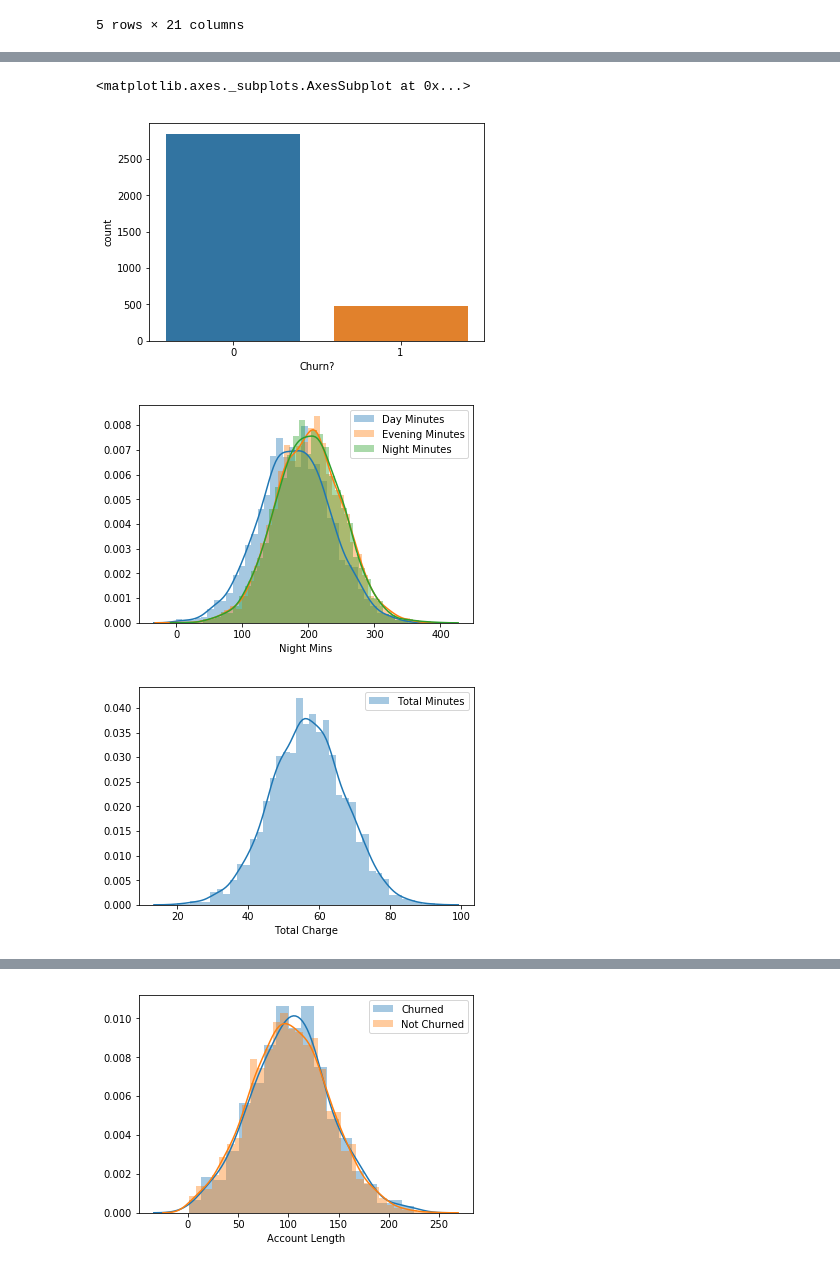
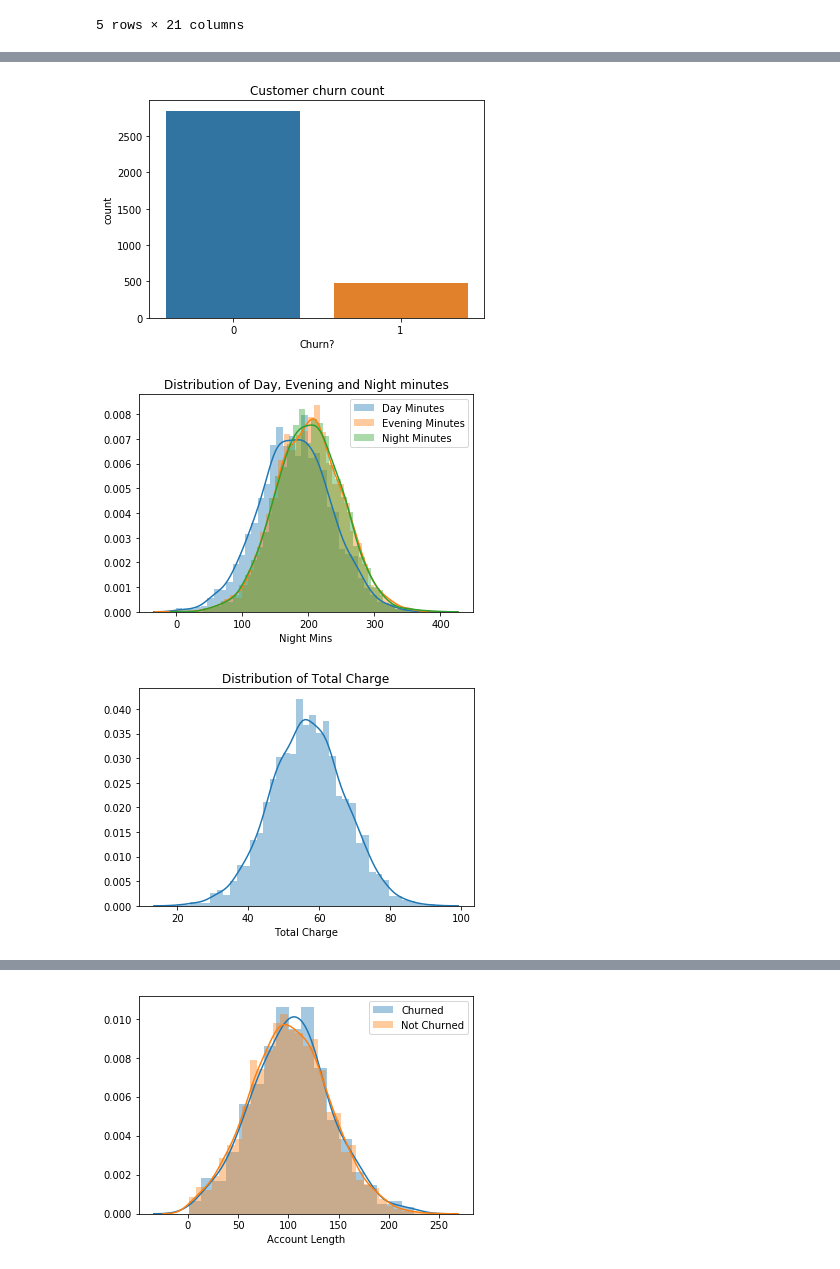
Before and after one commit to JennyYJK/data-dogs-project, a Jupyter notebook: notebook/Data Dogs Group Project .ipynb, the cells around one changed output, grey strips where cells are left out. Cells and saved outputs as stored; diff of their text form; code cells hidden in the pictures.

```diff
--- a/notebook/Data Dogs Group Project .ipynb
+++ b/notebook/Data Dogs Group Project .ipynb
@@ -103,23 +85,25 @@ churn_customers.describe()
 # %%
-
-
+# See how many churns there are
 sns.countplot(x="Churn?", data=customer_churn_data)
+plt.title('Customer churn count')
+plt.show()
 # %% [output]
-<matplotlib.axes._subplots.AxesSubplot at 0x...>
-[figure, old version]
+[figure, new version]
 # %%
 sns.distplot(customer_churn_data['Day Mins'], label='Day Minutes')
 sns.distplot(customer_churn_data['Eve Mins'], label='Evening Minutes')
 sns.distplot(customer_churn_data['Night Mins'], label='Night Minutes')
 
+plt.title('Distribution of Day, Evening and Night minutes')
+plt
 plt.legend()
 plt.show()
 # %% [output]
-[figure, old version]
+[figure, new version]
 # %%
-sns.distplot(customer_churn_data['Total Charge'], label='Total Minutes')
-plt.legend()
+sns.distplot(customer_churn_data['Total Charge'])
+plt.title('Distribution of Total Charge')
 plt.show()
 # %% [output]
-[figure, old version]
+[figure, new version]
 # %%
```
Also changed, not shown: parts of 24 cells of this notebook.
